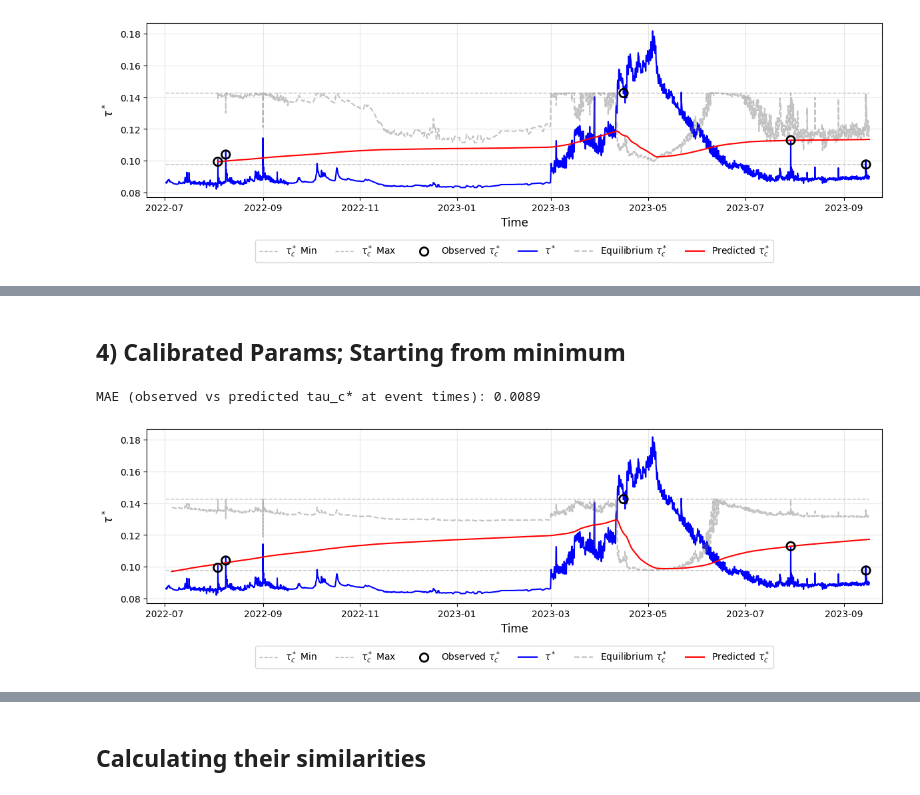
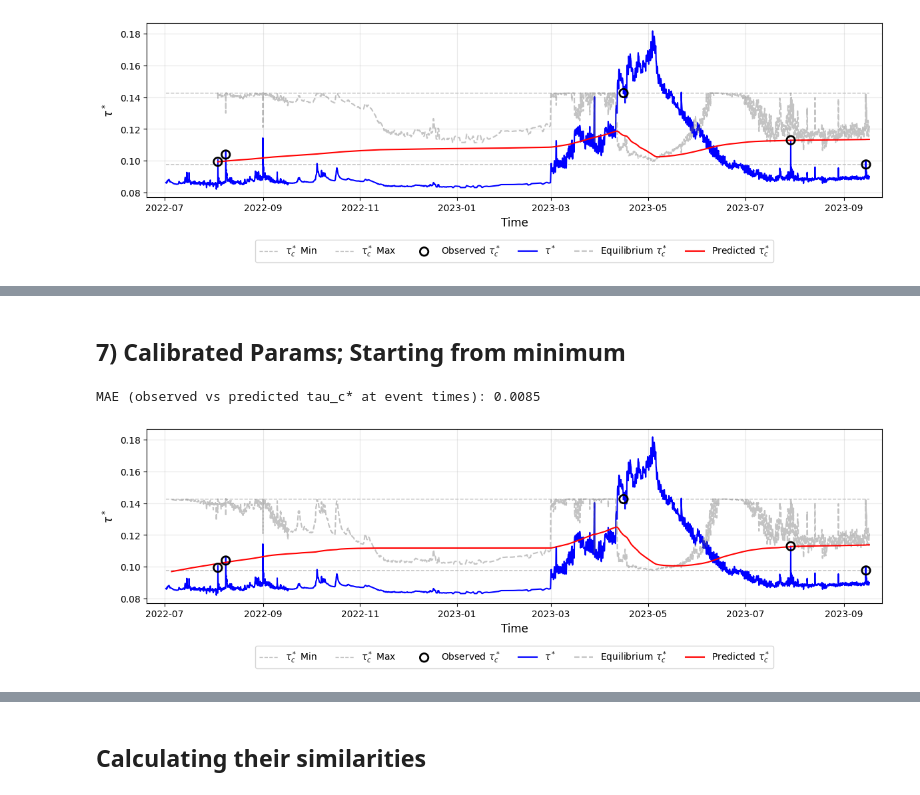
Before and after one commit to nicole-hucke/tauc_plots, a Jupyter notebook: figure8/example_timeseries/predictive_model_field.ipynb, the cells around one changed output, grey strips where cells are left out. Saved outputs shown, nothing was run; the diff lists cells and outputs as text; code cells hidden in the pictures.

```diff
--- a/figure8/example_timeseries/predictive_model_field.ipynb
+++ b/figure8/example_timeseries/predictive_model_field.ipynb
@@ -335,5 +497,5 @@ MAE (observed vs predicted tau_c* at event times): 0.0093
 # %% [markdown]
-## 4) Calibrated Params; Starting from minimum
+## 7) Calibrated Params; Starting from minimum
 # %%
 tauc_start = pd.read_csv('tauc_minimum_start.csv', parse_dates=['datetime'], index_col='datetime')
 start_indices = time_to_index.loc[tauc_start.index].to_numpy()
@@ -348,10 +510,10 @@ tauc_lajara, k_lajara, tau_eq_lajara, tauc_ratio_field = evolve_tauc_tc(
     tau_c_max=tauc_max_lajara,
     event_indices=start_indices,
     tau_c_obs=tau_c_start,
-    A=0.000052,
-    B=5.623413,
-    ks=1,
-    kw=10,
+    A=0.0000359381366380462,
+    B=5.03968419957949,
+    ks=50,
+    kw=9,
 )
 tau_c_pred_series = pd.Series(tauc_lajara, index=time_to_index.index)
 tau_star_series = pd.Series(tau_star, index=time_to_index.index)
@@ -363,32 +525,32 @@ tauc_pred_at_events = tau_c_pred_series.reindex(common_idx)
 valid_mask = tauc_obs_at_events.notna() & tauc_pred_at_events.notna()
 
 if valid_mask.any():
     mae_tauc = mean_absolute_error(tauc_obs_at_events[valid_mask], tauc_pred_at_events[valid_mask])
     print(f"MAE (observed vs predicted tau_c* at event times): {mae_tauc:.4f}")
 else:
     print("MAE could not be computed: no overlapping valid observed/predicted tau_c* values.")
 
 
 fig, ax = plt.subplots(figsize=(12, 4))
 # horiztonal min and max lines
 ax.plot(tau_c_pred_series.index, [tauc_min_lajara]*len(tau_c_pred_series), color='silver', linestyle='--', label=r'$\tau_c^*$ Min', linewidth=1)
 ax.plot(tau_c_pred_series.index, [tauc_max_lajara]*len(tau_c_pred_series), color='silver', linestyle='--', label=r'$\tau_c^*$ Max', linewidth=1)
 ax.scatter(tauc_events.index, tauc_obs_lajara, facecolors="none", edgecolors="black", s=80, linewidth=2, label=r"Observed $\tau^*_c$", zorder=5,)
 
 ax.plot(tau_star_series.index, tau_star_series.values, color='blue', label=r'$\tau^*$', linewidth=1.5)
 ax.plot(tau_star_series.index, tau_eq_lajara, color='dimgrey', linestyle='--', label=r'Equilibrium $\tau_c^*$', linewidth=1.5, alpha=0.4)
 ax.plot(tau_c_pred_series.index, tau_c_pred_series.values, color='red', label=r'Predicted $\tau_c^*$', linewidth=1.5)
 
 ax.set_ylabel(r'$\tau^*$', fontsize=12)
 ax.set_xlabel('Time', fontsize=12)
 ax.legend(fontsize=10, loc='upper center', bbox_to_anchor=(0.5, -0.22), ncol=6)
 ax.grid(True, alpha=0.3)
 
 #plt.title(r'Using $\tau^*$/$\tau_c^*$ balance equation', fontsize=14)
 # modify dates on x-axis to be more readable
 plt.xlim(pd.Timestamp("2022-06-20"), pd.Timestamp("2023-09-25"))
 plt.tight_layout()
 plt.show()
 # %% [output]
-MAE (observed vs predicted tau_c* at event times): 0.0089
+MAE (observed vs predicted tau_c* at event times): 0.0085
-[figure, old version]
+[figure, new version]
```
Also changed, not shown: parts of 10 cells of this notebook, 7 other files.
